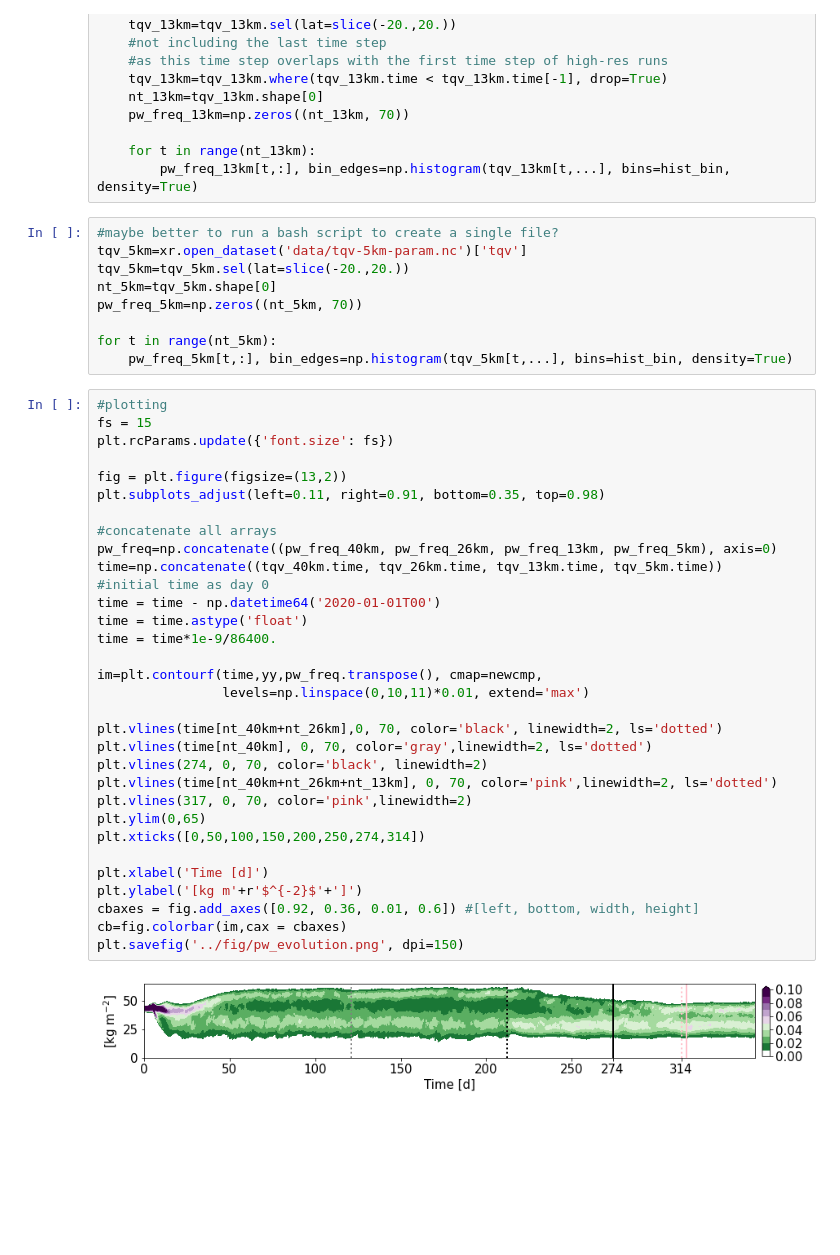
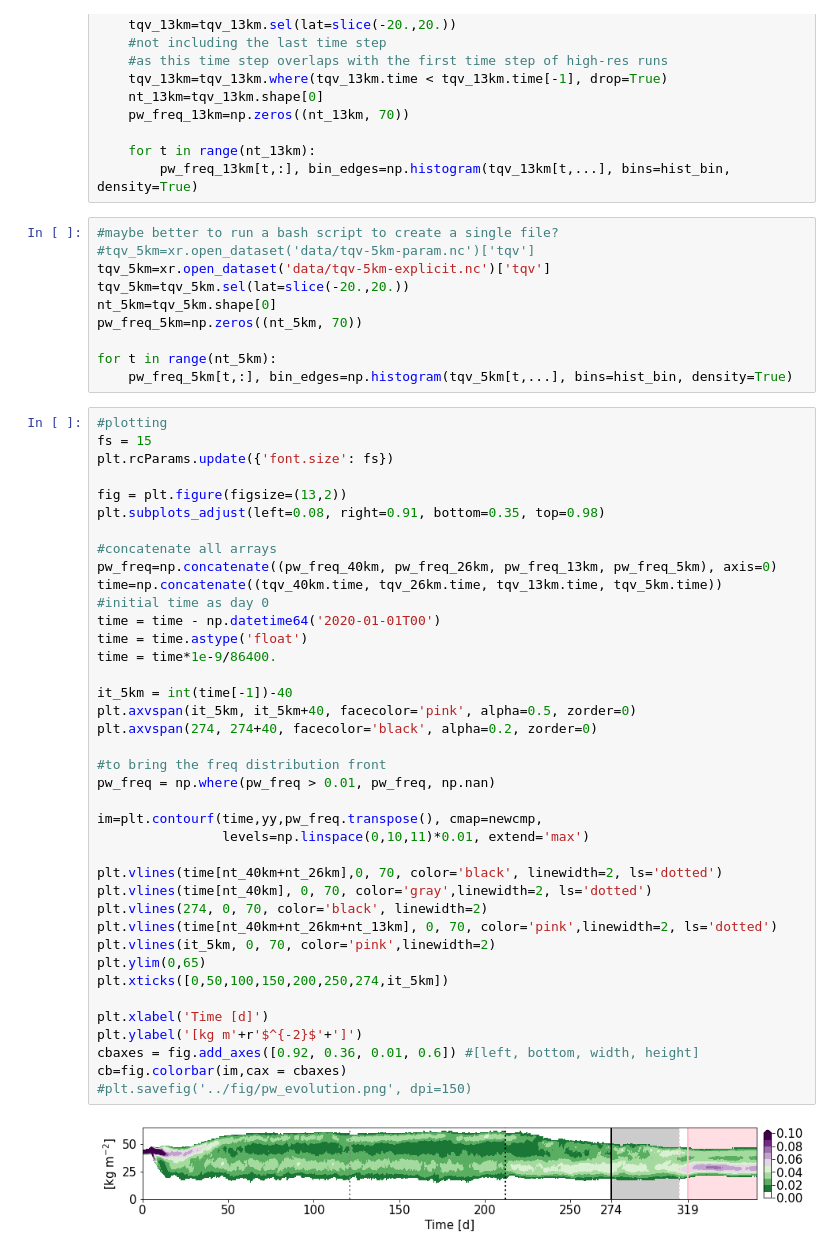
Before and after one commit to hyunju-jung/ITCZ-diagnostic, a Jupyter notebook: misc/PW.ipynb, the cells around one changed output. Saved outputs shown, nothing was run; the diff lists cells and outputs as text; blank space fills up the shorter version.

```diff
--- a/misc/PW.ipynb
+++ b/misc/PW.ipynb
@@ -60,7 +63,8 @@ for i, od in enumerate(ofiles[:1]):
         pw_freq_13km[t,:], bin_edges=np.histogram(tqv_13km[t,...], bins=hist_bin, density=True)
 # %%
 #maybe better to run a bash script to create a single file?
-tqv_5km=xr.open_dataset('data/tqv-5km-param.nc')['tqv']
+#tqv_5km=xr.open_dataset('data/tqv-5km-param.nc')['tqv']
+tqv_5km=xr.open_dataset('data/tqv-5km-explicit.nc')['tqv']
 tqv_5km=tqv_5km.sel(lat=slice(-20.,20.))
 nt_5km=tqv_5km.shape[0]
 pw_freq_5km=np.zeros((nt_5km, 70))
@@ -70,34 +74,41 @@ for t in range(nt_5km):
 # %%
 #plotting
 fs = 15
 plt.rcParams.update({'font.size': fs})
 
 fig = plt.figure(figsize=(13,2))
-plt.subplots_adjust(left=0.11, right=0.91, bottom=0.35, top=0.98)
+plt.subplots_adjust(left=0.08, right=0.91, bottom=0.35, top=0.98)
 
 #concatenate all arrays
 pw_freq=np.concatenate((pw_freq_40km, pw_freq_26km, pw_freq_13km, pw_freq_5km), axis=0)
 time=np.concatenate((tqv_40km.time, tqv_26km.time, tqv_13km.time, tqv_5km.time))
 #initial time as day 0
 time = time - np.datetime64('2020-01-01T00')
 time = time.astype('float')
 time = time*1e-9/86400.
 
+it_5km = int(time[-1])-40
+plt.axvspan(it_5km, it_5km+40, facecolor='pink', alpha=0.5, zorder=0)
+plt.axvspan(274, 274+40, facecolor='black', alpha=0.2, zorder=0)
+
+#to bring the freq distribution front
+pw_freq = np.where(pw_freq > 0.01, pw_freq, np.nan)
+
 im=plt.contourf(time,yy,pw_freq.transpose(), cmap=newcmp,
                 levels=np.linspace(0,10,11)*0.01, extend='max')
 
 plt.vlines(time[nt_40km+nt_26km],0, 70, color='black', linewidth=2, ls='dotted')
 plt.vlines(time[nt_40km], 0, 70, color='gray',linewidth=2, ls='dotted')
 plt.vlines(274, 0, 70, color='black', linewidth=2)
 plt.vlines(time[nt_40km+nt_26km+nt_13km], 0, 70, color='pink',linewidth=2, ls='dotted')
-plt.vlines(317, 0, 70, color='pink',linewidth=2)
+plt.vlines(it_5km, 0, 70, color='pink',linewidth=2)
 plt.ylim(0,65)
-plt.xticks([0,50,100,150,200,250,274,314])
+plt.xticks([0,50,100,150,200,250,274,it_5km])
 
 plt.xlabel('Time [d]')
 plt.ylabel('[kg m'+r'$^{-2}$'+']')
 cbaxes = fig.add_axes([0.92, 0.36, 0.01, 0.6]) #[left, bottom, width, height]
 cb=fig.colorbar(im,cax = cbaxes)
-plt.savefig('../fig/pw_evolution.png', dpi=150)
+#plt.savefig('../fig/pw_evolution.png', dpi=150)
 # %% [output]
-[figure, old version]
+[figure, new version]
```
Also changed, not shown: parts of 3 cells of this notebook.
